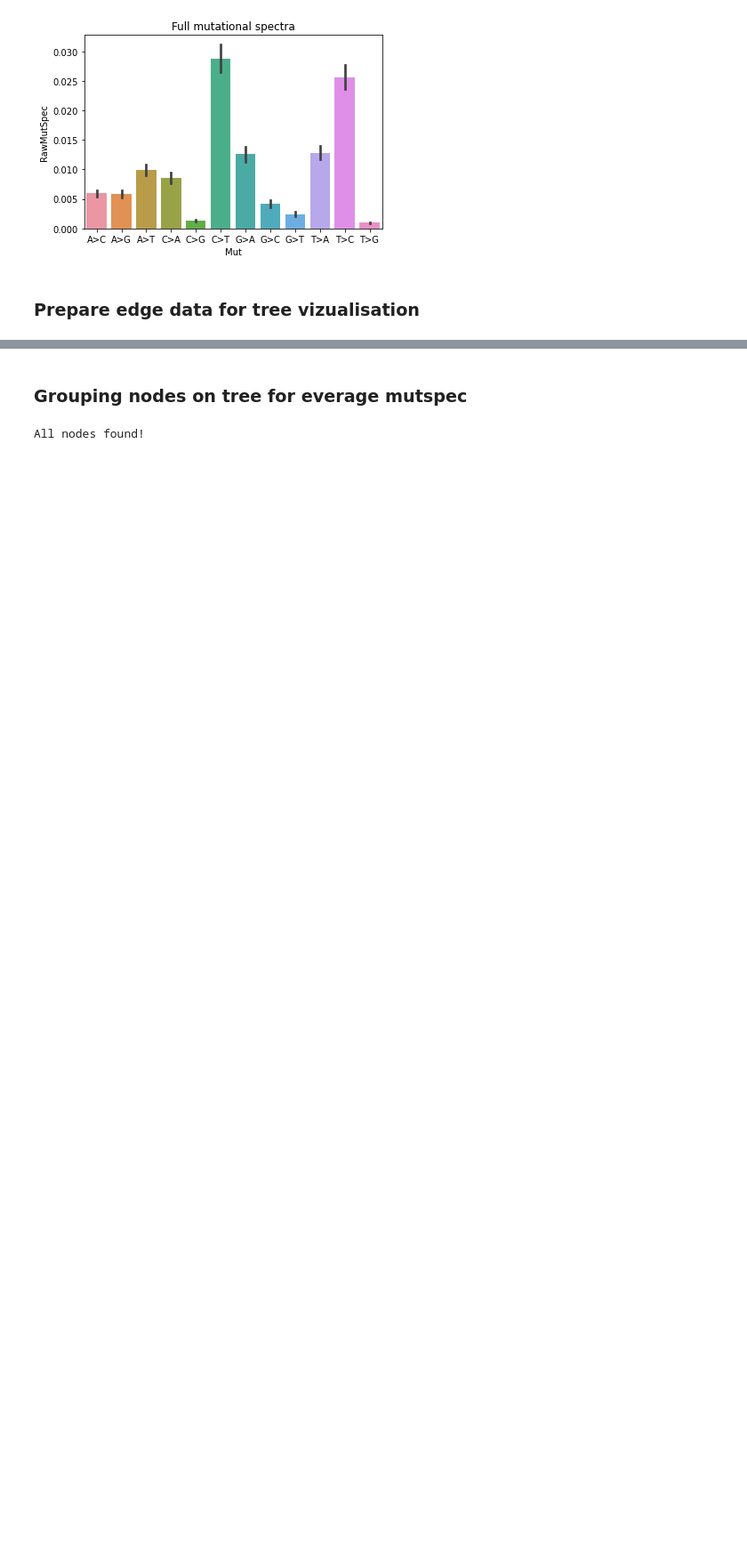
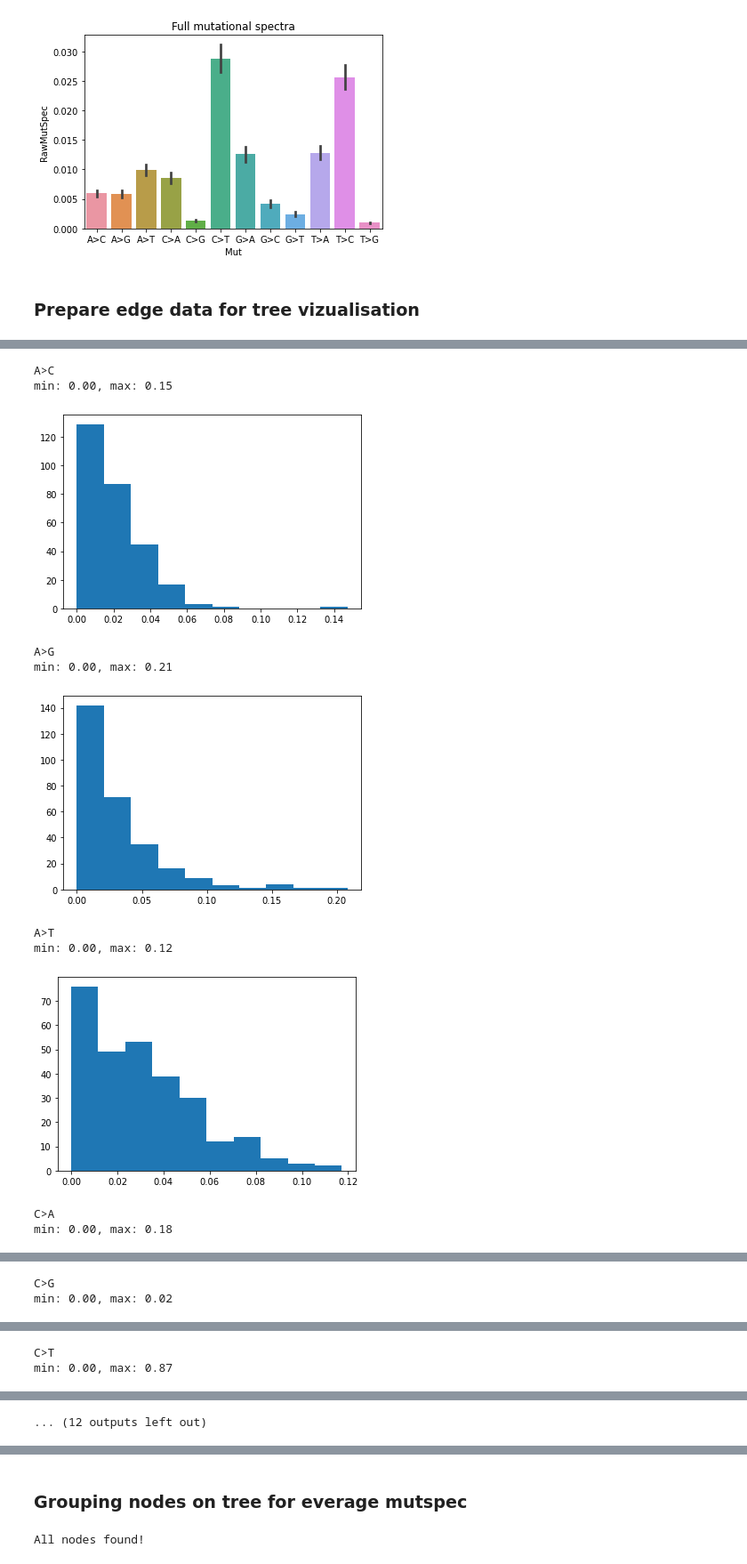
Before and after one commit to mitoclub/PyMutSpec, a Jupyter notebook: notebooks/mut_extraction_nematoda.ipynb, the cells around one changed output, grey strips where cells are left out. Shown: that part at 89% size. Cells and saved outputs as stored; diff of their text form; code cells hidden in the pictures; blank space fills up the shorter version.

```diff
--- a/notebooks/mut_extraction_nematoda.ipynb
+++ b/notebooks/mut_extraction_nematoda.ipynb
@@ -275,0 +304,44 @@ plt.show()
+# %%
+def prepare_css_map(mutspec: pd.DataFrame, filename: str, sbs="C>T", cm=plt.cm.coolwarm, width=3, appendix=0.1):
+    """
+    stroke:green Individual Colobus Cercopithecus
+    <br>
+    stroke:#color Individual name1 name2 ...
+
+    https://matplotlib.org/3.5.0/tutorials/colors/colormaps.html
+
+    http://gensoft.pasteur.fr/docs/newick-utils/1.6/nwutils_tutorial.pdf
+    """
+    assert bool(re.match("[ACGT]>[ACGT]", sbs)), f"sbs ({sbs}) is not appropriate"
+    cols = ["RefNode", "AltNode", "MutSpec"]
+    for c in cols:
+        assert c in mutspec, f"Column {c} is not in mutspec dataframe"
+
+    ms = mutspec[mutspec.Mut == sbs]
+
+    handle = open(filename, "w")
+    print(f"min: {ms.MutSpec.min():.2f}, max: {ms.MutSpec.max():.2f}")
+    plt.hist(ms["MutSpec"])
+    plt.show()
+    colors = cm(ms["MutSpec"].values + appendix)
+    for c, node in zip(colors, ms["AltNode"].values):
+        chex = matplotlib.colors.to_hex(c)
+        line = f"\"stroke:{chex}; stroke-width:{width}\" Individual {node}\n"
+        handle.write(line)
+    handle.close()
+# %%
+for sbs in possible_sbs12:
+    print(sbs)
+    prepare_css_map(edge_mutspec_syn, f"../data/share/{sbs}.css.map", sbs, plt.cm.YlOrRd)
+# %% [output]
+A>C
+min: 0.00, max: 0.15
+[figure, added]
+A>G
+min: 0.00, max: 0.21
+[figure, added]
+A>T
+min: 0.00, max: 0.12
+[figure, added]
+C>A
+min: 0.00, max: 0.18
@@ -275,0 +349,2 @@ plt.show()
+C>G
+min: 0.00, max: 0.02
@@ -275,0 +352,2 @@ plt.show()
+C>T
+min: 0.00, max: 0.87
@@ -276,3 +355,4 @@ plt.show()
+... (12 outputs left out)
 # %%
 def prepare_one_mut_share_file(mutspec: pd.DataFrame, filename: str, sbs="C>T"):
     assert bool(re.match("[ACGT]>[ACGT]", sbs)), "sbs is not appropriate"
```
Also changed, not shown: parts of 14 cells of this notebook, 25 other files.
